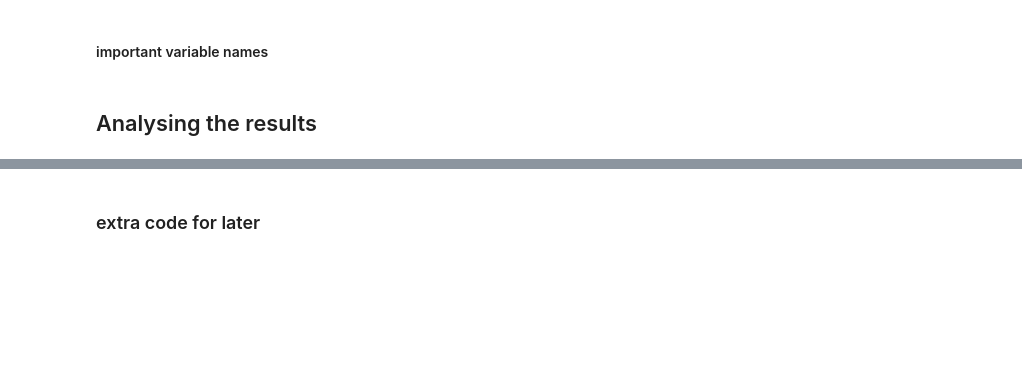
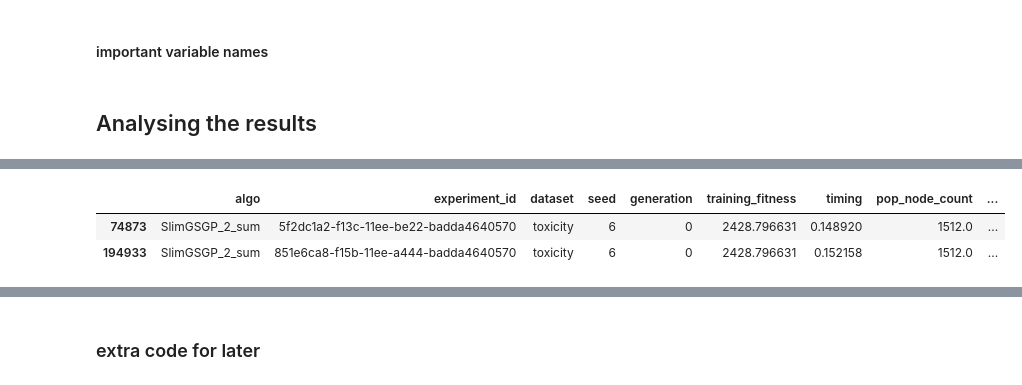
Before and after one commit to Rizzolioli/SlimShady, a Jupyter notebook: utils/results_analyser.ipynb, the cells around one changed output, grey strips where cells are left out. Cells and saved outputs as stored; diff of their text form; code cells hidden in the pictures; blank space fills up the shorter version.

```diff
--- a/utils/results_analyser.ipynb
+++ b/utils/results_analyser.ipynb
@@ -16 +31,7 @@ log_level = 1
+# %%
+tox[(tox.algo == "SlimGSGP_2_sum") & (tox.generation == 0) & (tox.seed == 6)]
+# %% [output]
+|  | algo | experiment_id | dataset | seed | generation | training_fitness | timing | pop_node_count | ... |
+| 74873 | SlimGSGP_2_sum | 5f2dc1a2-f13c-11ee-be22-badda4640570 | toxicity | 6 | 0 | 2428.796631 | 0.148920 | 1512.0 | ... |
+| 194933 | SlimGSGP_2_sum | 851e6ca8-f15b-11ee-a444-badda4640570 | toxicity | 6 | 0 | 2428.796631 | 0.152158 | 1512.0 | ... |
 # %%
```
Also changed, not shown: parts of 24 cells of this notebook, 14 other files.
